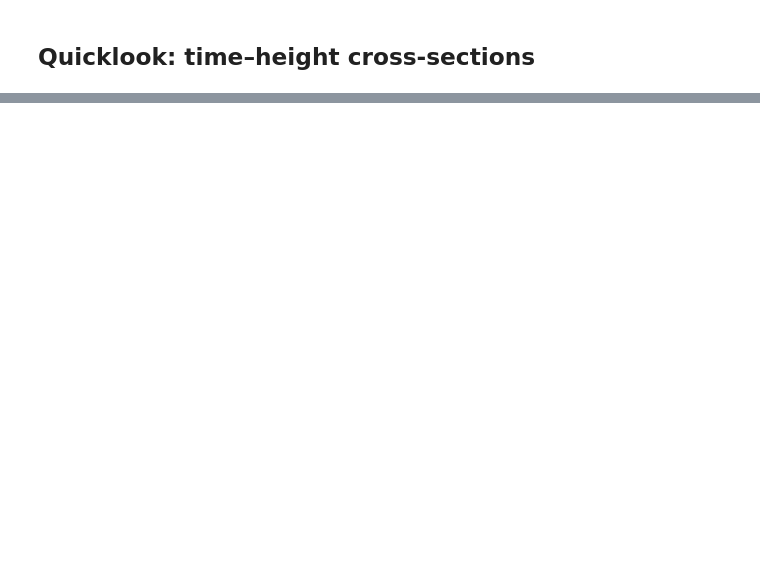
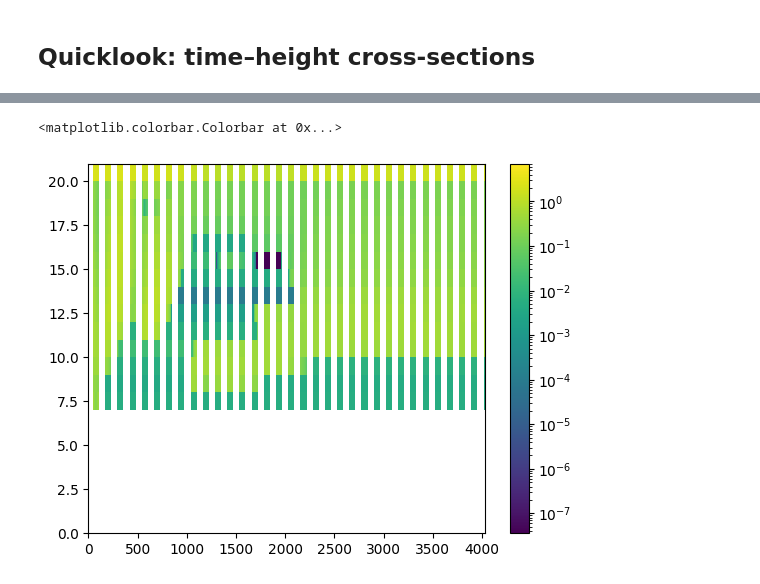
Before and after one commit to KarlJohnsonnn/polarcap_analysis, a Jupyter notebook: notebooks/meteograms/01-quicklook-nw-nf.ipynb, the cells around one changed output, grey strips where cells are left out. Cells and saved outputs as stored; diff of their text form; code cells hidden in the pictures; blank space fills up the shorter version.

```diff
--- a/notebooks/meteograms/01-quicklook-nw-nf.ipynb
+++ b/notebooks/meteograms/01-quicklook-nw-nf.ipynb
@@ -225 +299,7 @@ plt.show()
 [figure]
+# %%
+plt.pcolormesh(Z, norm=mcolors.LogNorm())
+plt.colorbar()
+# %% [output]
+<matplotlib.colorbar.Colorbar at 0x...>
+[figure, added]
```
Also changed, not shown: parts of 8 cells of this notebook.
